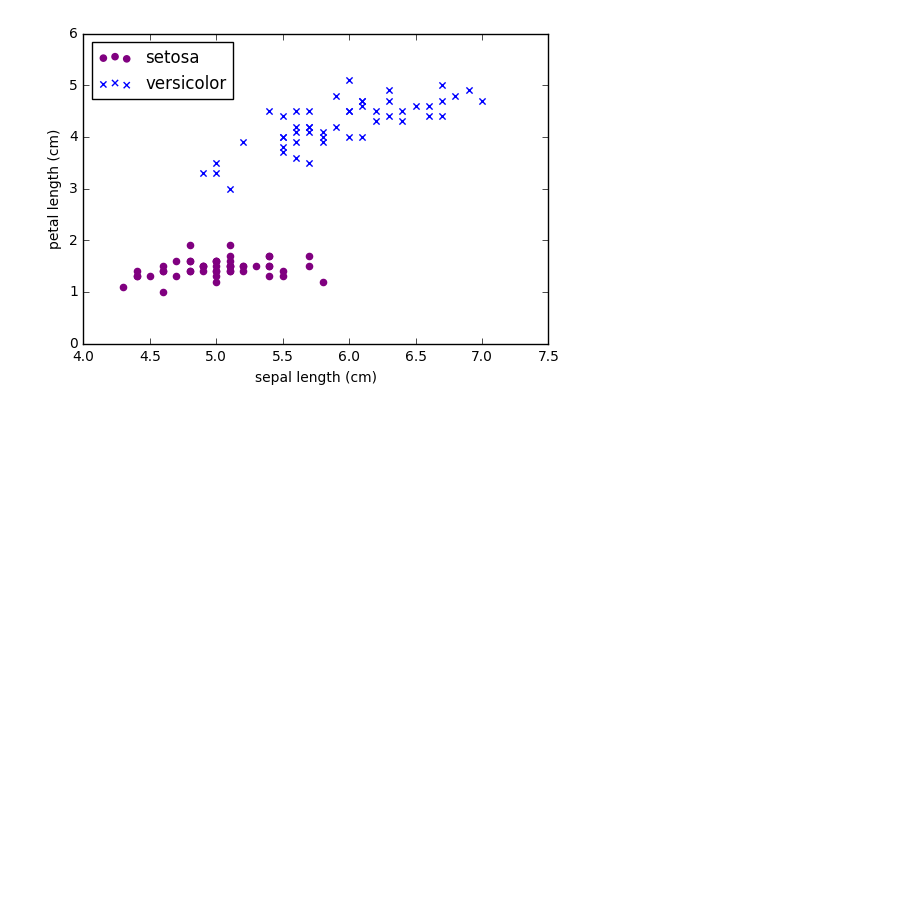
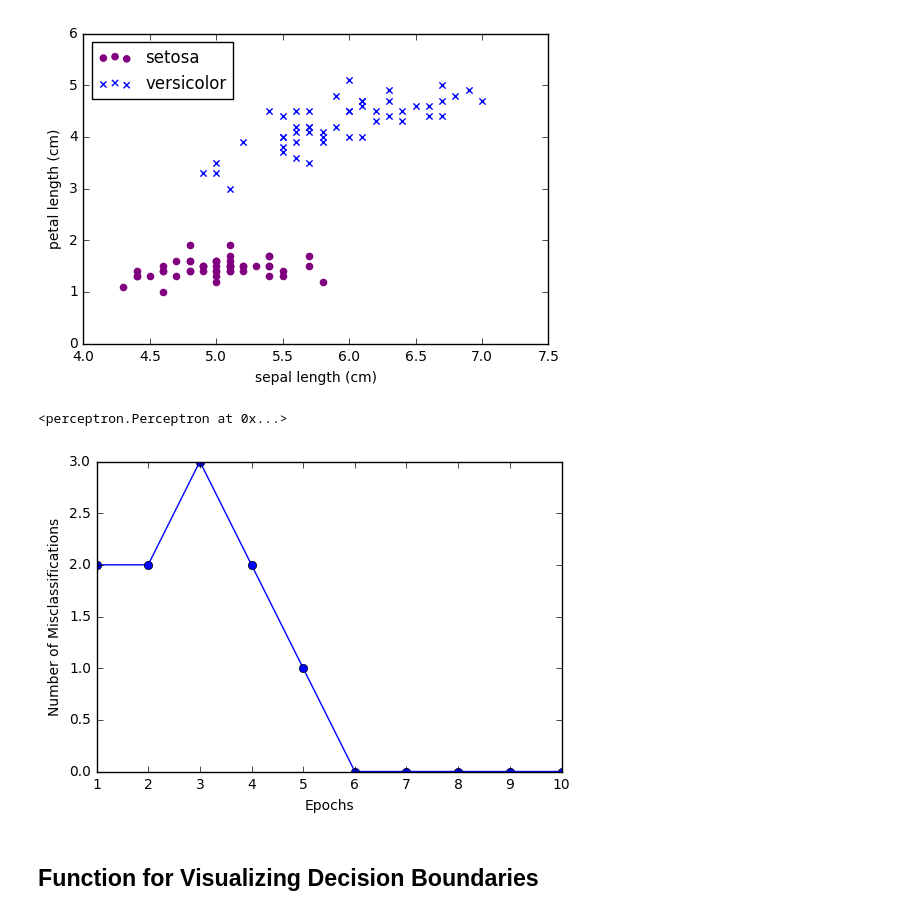
Before and after one commit to asbhat/ml-notebooks, a Jupyter notebook: perceptron/Iris Perceptron.ipynb, the cells around one changed output. Saved outputs shown, nothing was run; the diff lists cells and outputs as text; code cells hidden in the pictures; blank space fills up the shorter version.

Commit message:
Iris Perceptron model and decision boundary

```diff
--- a/perceptron/Iris Perceptron.ipynb
+++ b/perceptron/Iris Perceptron.ipynb
@@ -75,3 +79,17 @@ plt.legend(loc='upper left')
 plt.show()
 # %% [output]
 [figure]
+# %%
+ppn = Perceptron(learningRate=0.1, nIterations=10)
+ppn.fit(X, y)
+# %% [output]
+<perceptron.Perceptron at 0x...>
+# %%
+plt.plot(range(1, len(ppn.errors)+1), ppn.errors, marker='o')
+plt.xlabel('Epochs')
+plt.ylabel('Number of Misclassifications')
+plt.show()
+# %% [output]
+[figure, added]
+# %% [markdown]
+## Function for Visualizing Decision Boundaries ##
```
Also changed, not shown: parts of 5 cells of this notebook.
